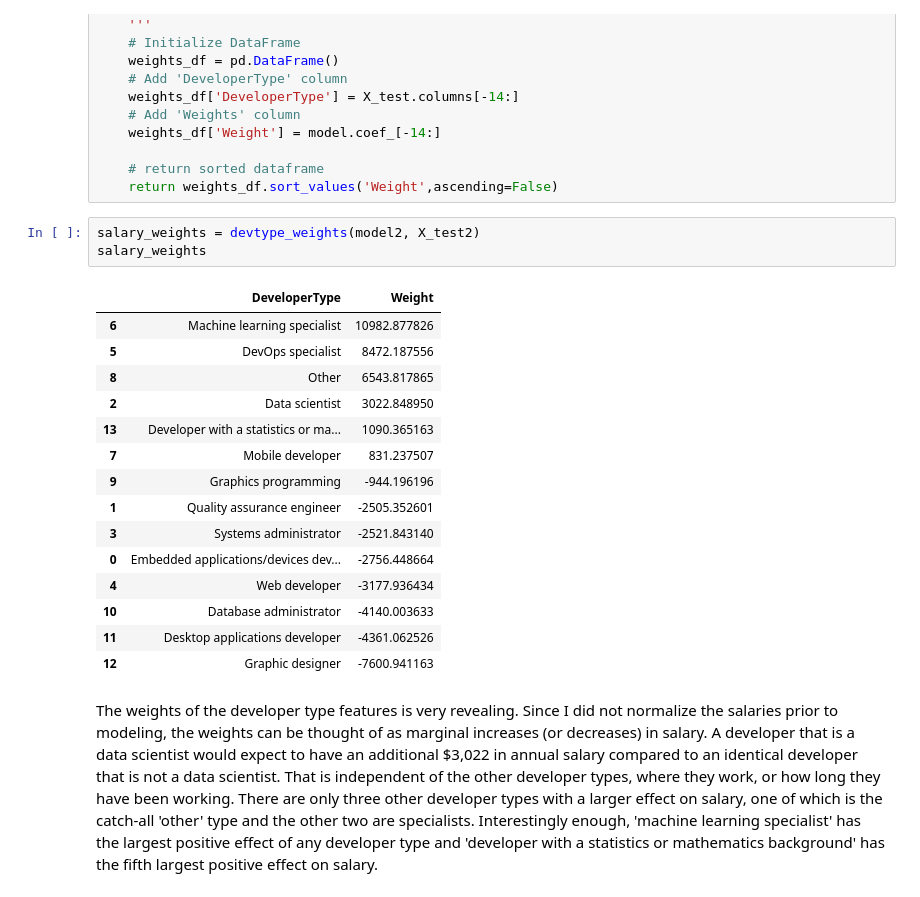
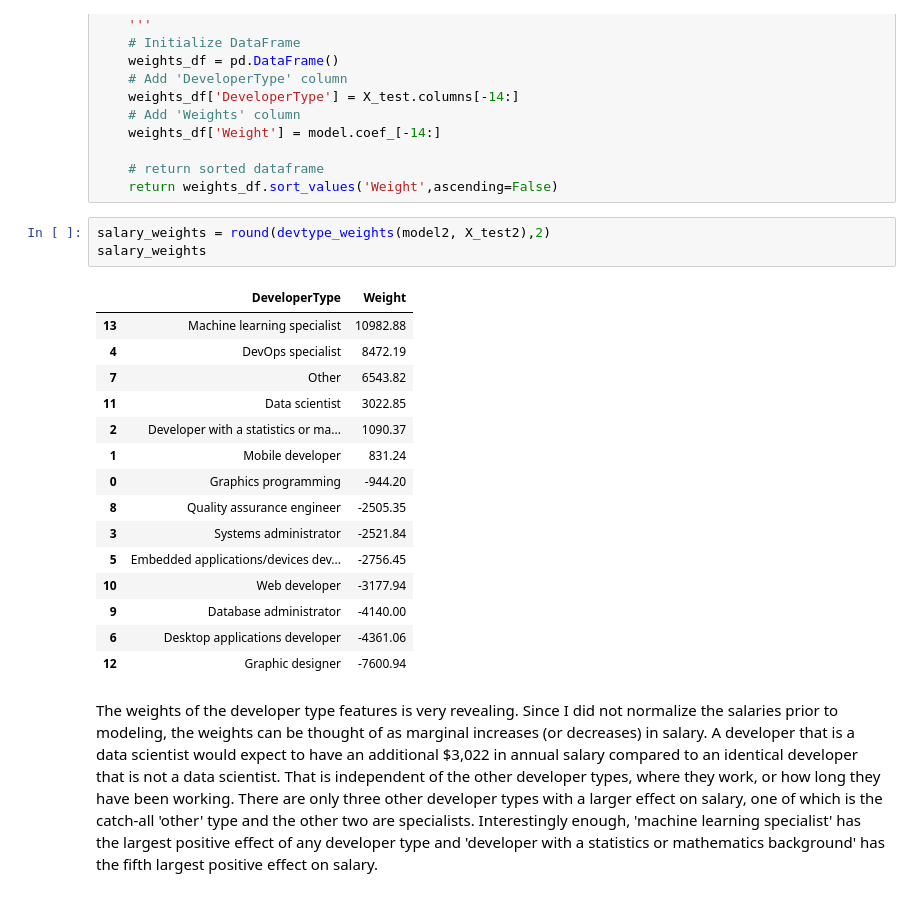
Before and after one commit to blowe615/stackoverflow_survey, a Jupyter notebook: Investigating How Data Scientists Answered the Stack Overflow Survey.ipynb, the cells around one changed output. Saved outputs shown, nothing was run; the diff lists cells and outputs as text.

```diff
--- a/Investigating How Data Scientists Answered the Stack Overflow Survey.ipynb
+++ b/Investigating How Data Scientists Answered the Stack Overflow Survey.ipynb
@@ -867,23 +872,23 @@ def devtype_weights(model, X_test):
     # return sorted dataframe
     return weights_df.sort_values('Weight',ascending=False)
 # %%
-salary_weights = devtype_weights(model2, X_test2)
+salary_weights = round(devtype_weights(model2, X_test2),2)
 salary_weights
 # %% [output]
 |  | DeveloperType | Weight |
-| 6 | Machine learning specialist | 10982.877826 |
-| 5 | DevOps specialist | 8472.187556 |
-| 8 | Other | 6543.817865 |
-| 2 | Data scientist | 3022.848950 |
-| 13 | Developer with a statistics or ma... | 1090.365163 |
-| 7 | Mobile developer | 831.237507 |
-| 9 | Graphics programming | -944.196196 |
-| 1 | Quality assurance engineer | -2505.352601 |
-| 3 | Systems administrator | -2521.843140 |
-| 0 | Embedded applications/devices dev... | -2756.448664 |
-| 4 | Web developer | -3177.936434 |
-| 10 | Database administrator | -4140.003633 |
-| 11 | Desktop applications developer | -4361.062526 |
-| 12 | Graphic designer | -7600.941163 |
+| 13 | Machine learning specialist | 10982.88 |
+| 4 | DevOps specialist | 8472.19 |
+| 7 | Other | 6543.82 |
+| 11 | Data scientist | 3022.85 |
+| 2 | Developer with a statistics or ma... | 1090.37 |
+| 1 | Mobile developer | 831.24 |
+| 0 | Graphics programming | -944.20 |
+| 8 | Quality assurance engineer | -2505.35 |
+| 3 | Systems administrator | -2521.84 |
+| 5 | Embedded applications/devices dev... | -2756.45 |
+| 10 | Web developer | -3177.94 |
+| 9 | Database administrator | -4140.00 |
+| 6 | Desktop applications developer | -4361.06 |
+| 12 | Graphic designer | -7600.94 |
 # %% [markdown]
 The weights of the developer type features is very revealing.  Since I did not normalize the salaries prior to modeling, the weights can be thought of as marginal increases (or decreases) in salary.  A developer that is a data scientist would expect to have an additional $3,022 in annual salary compared to an identical developer that is not a data scientist.  That is independent of the other developer types, where they work, or how long they have been working.  There are only three other developer types with a larger effect on salary, one of which is the catch-all 'other' type and the other two are specialists.  Interestingly enough, 'machine learning specialist' has the largest positive effect of any developer type and 'developer with a statistics or mathematics background' has the fifth largest positive effect on salary.
```
Also changed, not shown: parts of 15 cells of this notebook.
